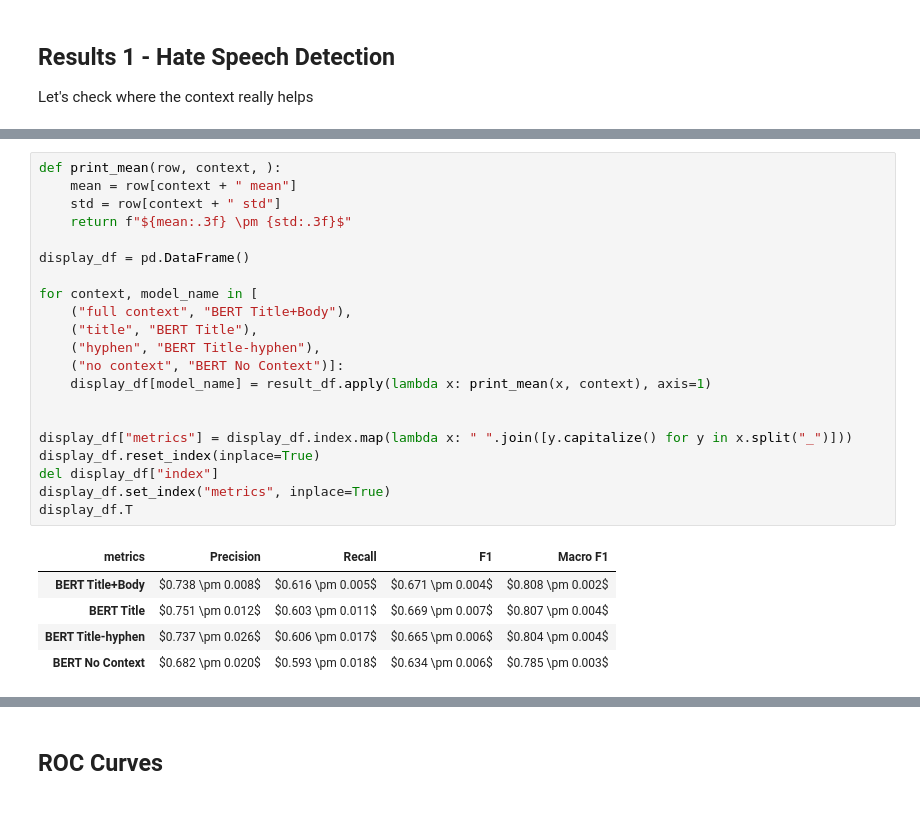
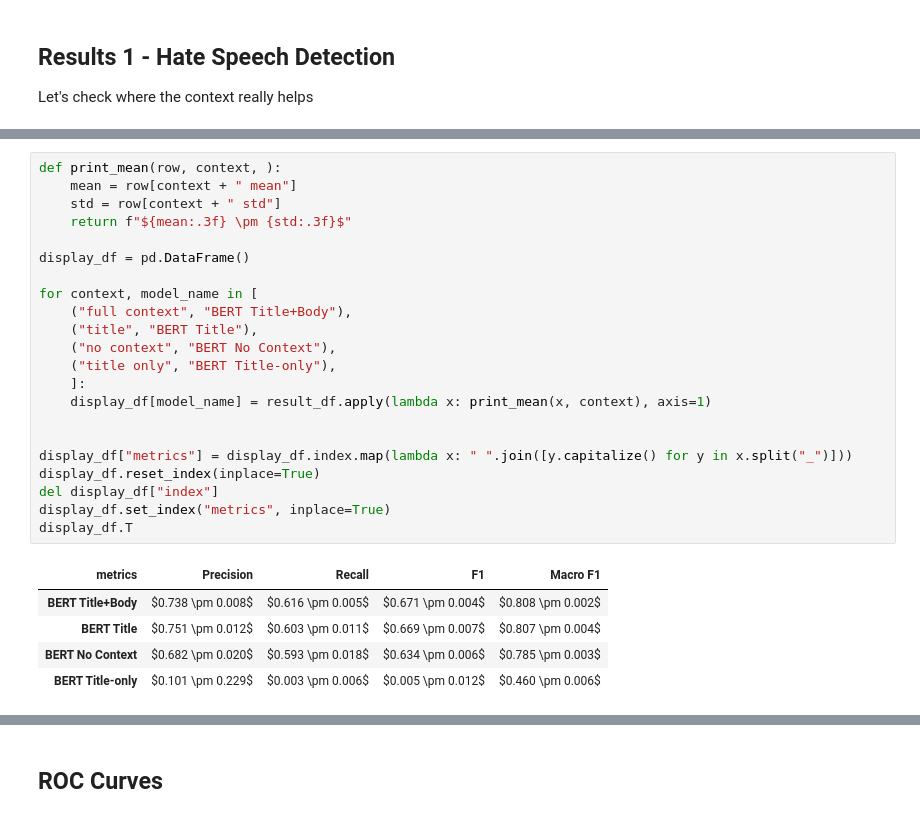
Before and after one commit to finiteautomata/contextualized-hatespeech-classification, a Jupyter notebook: notebooks/Results - 1 HS detection.ipynb, the cells around one changed output, grey strips where cells are left out. Drawn from its saved outputs; the diff is of its cells as text.

```diff
--- a/notebooks/Results - 1 HS detection.ipynb
+++ b/notebooks/Results - 1 HS detection.ipynb
@@ -113,30 +92,31 @@ Index(['file', 'eval_loss', 'eval_accuracy', 'eval_f1', 'eval_macro_f1',
 # %%
 def print_mean(row, context, ):
     mean = row[context + " mean"]
     std = row[context + " std"]
     return f"${mean:.3f} \pm {std:.3f}$"
 
 display_df = pd.DataFrame()
 
 for context, model_name in [
     ("full context", "BERT Title+Body"),
     ("title", "BERT Title"),
-    ("hyphen", "BERT Title-hyphen"),
-    ("no context", "BERT No Context")]:
+    ("no context", "BERT No Context"),
+    ("title only", "BERT Title-only"),
+    ]:
     display_df[model_name] = result_df.apply(lambda x: print_mean(x, context), axis=1)
 
 
 display_df["metrics"] = display_df.index.map(lambda x: " ".join([y.capitalize() for y in x.split("_")]))
 display_df.reset_index(inplace=True)
 del display_df["index"]
 display_df.set_index("metrics", inplace=True)
 display_df.T
 # %% [output]
 | metrics | Precision | Recall | F1 | Macro F1 |
 | BERT Title+Body | $0.738 \pm 0.008$ | $0.616 \pm 0.005$ | $0.671 \pm 0.004$ | $0.808 \pm 0.002$ |
 | BERT Title | $0.751 \pm 0.012$ | $0.603 \pm 0.011$ | $0.669 \pm 0.007$ | $0.807 \pm 0.004$ |
-| BERT Title-hyphen | $0.737 \pm 0.026$ | $0.606 \pm 0.017$ | $0.665 \pm 0.006$ | $0.804 \pm 0.004$ |
 | BERT No Context | $0.682 \pm 0.020$ | $0.593 \pm 0.018$ | $0.634 \pm 0.006$ | $0.785 \pm 0.003$ |
+| BERT Title-only | $0.101 \pm 0.229$ | $0.003 \pm 0.006$ | $0.005 \pm 0.012$ | $0.460 \pm 0.006$ |
 # %%
 print(display_df.T.to_latex(escape=False, longtable=False))
 # %% [output]
```
Also changed, not shown: parts of 8 cells of this notebook, 37 other files.
